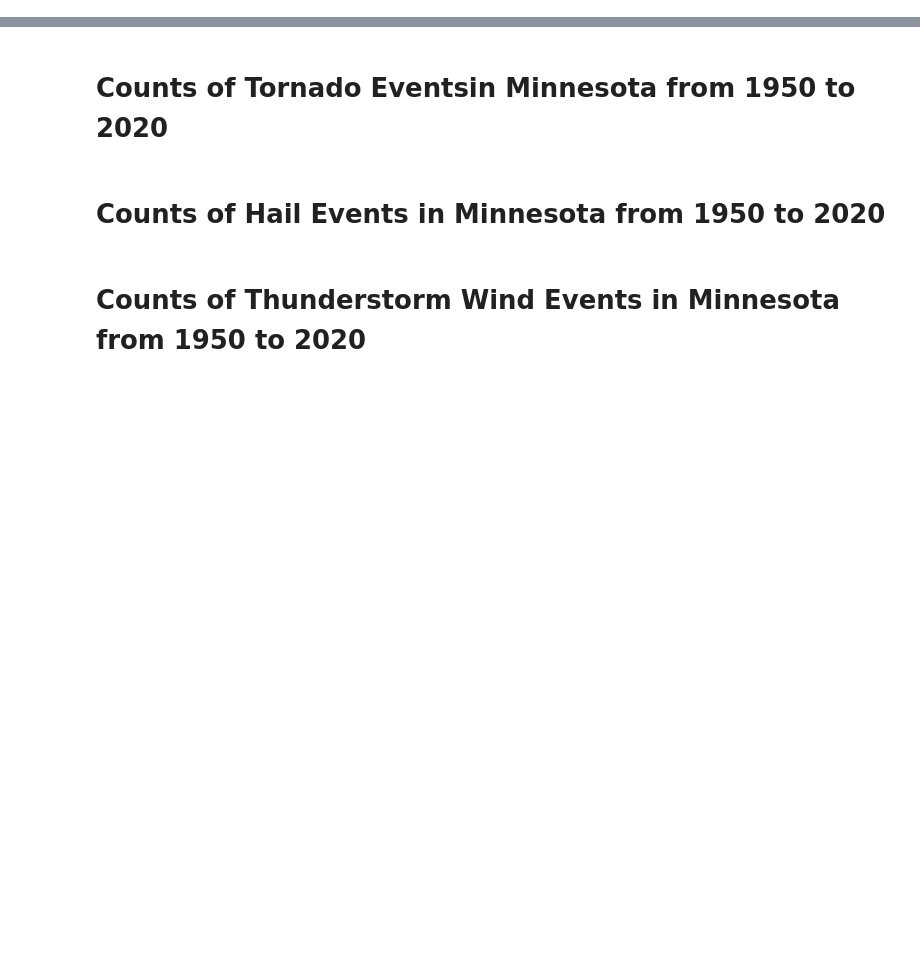
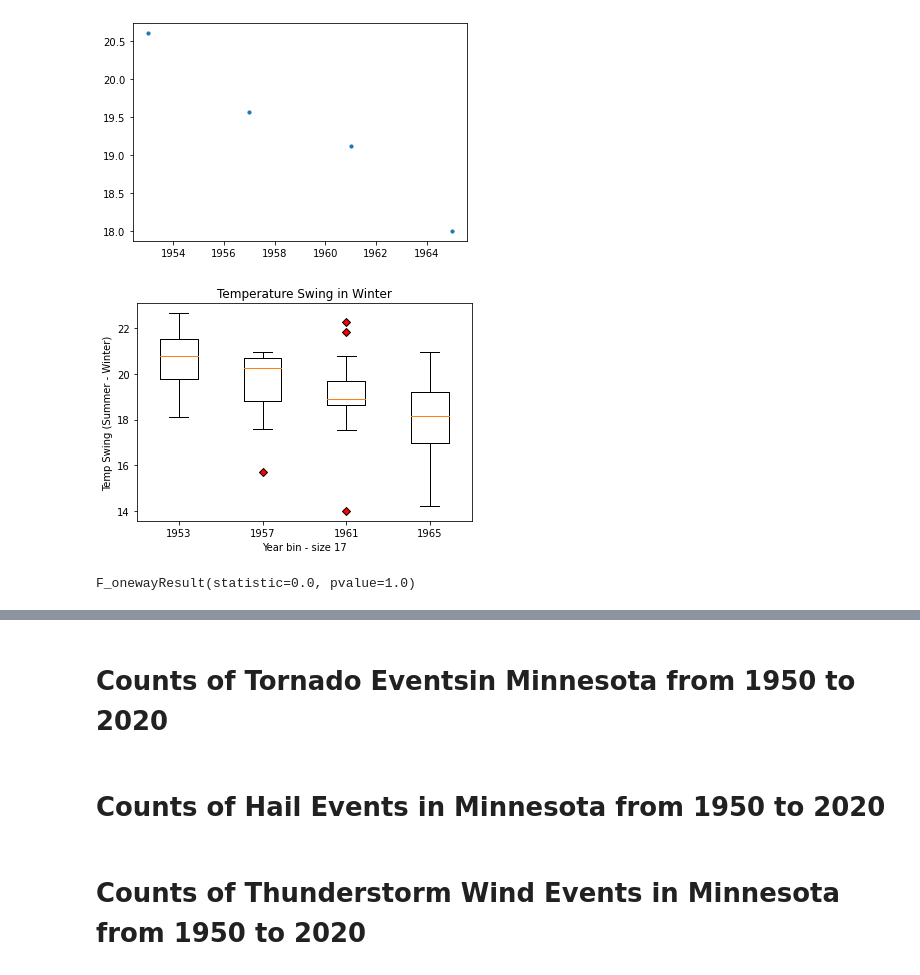
Before and after one commit to emilyfrels/project-1, a Jupyter notebook: analysis.ipynb, the cells around one changed output, grey strips where cells are left out. Drawn from its saved outputs; the diff is of its cells as text; code cells hidden in the pictures; blank space fills up the shorter version.

Commit message:
removed chi2 and replaced with Anova and box plot for temp swing

```diff
--- a/analysis.ipynb
+++ b/analysis.ipynb
@@ -211,0 +221,43 @@ stats.chisquare(y_axis, Control_list)
+# %%
+#Analysis for Winter
+#ANOVA
+#binning data for analysis
+year_min = Season_data_df["Year"].min()
+year_max = Season_data_df["Year"].max()
+delta_year = year_max-year_min
+delta_year
+bin_size = 17 #number of years
+
+bins = [(year_min+i*bin_size) for i in range(0,int(delta_year/bin_size)+1)]
+groups = [((i-1)*4+1953) for i in range(1,int(delta_year/bin_size)+1)]
+Season_data_df["Bin"]=pd.cut(Season_data_df["Year"],bins, labels = groups, include_lowest = True)
+
+#plotting average for bins
+x_label = groups
+y_label = [Season_data_df[(Season_data_df["Bin"]==i)&(Season_data_df["Month"]==winter)]["Temp Swing"].mean() for i in groups]
+plt.scatter(x_label,y_label,s = 20)
+plt.xlabel(f"Year bin - size {bin_size}")
+plt.ylabel('Temp Swing (Max-Min)')
+plt.show()
+
+
+#box plot of full data in bins
+red_diamond = dict(markerfacecolor='r', marker='D')
+fig1, ax1 = plt.subplots()
+ax1.set_title('Temperature Swing in Winter')
+ax1.set_ylabel('Temp Swing (Ma)')
+ax1.set_xlabel(f"Year bin - size {bin_size}")
+
+ax1.boxplot([Season_data_df[(Season_data_df["Bin"]==i)&(Season_data_df["Month"]==winter)]["Temp Swing"] for i in groups], labels=groups,showfliers = True,
+            flierprops = red_diamond)
+plt.show()
+
+bin_1 = Season_data_df[Season_data_df["Bin"]==groups[0]]["Temp Swing"].tolist()
+bin_2 = Season_data_df[Season_data_df["Bin"]==groups[0]]["Temp Swing"].tolist()
+bin_3 = Season_data_df[Season_data_df["Bin"]==groups[0]]["Temp Swing"].tolist()
+bin_4 = Season_data_df[Season_data_df["Bin"]==groups[0]]["Temp Swing"].tolist()
+f_oneway(bin_1, bin_2, bin_3, bin_4)
+# %% [output]
+[figure, added]
+[figure, added]
+F_onewayResult(statistic=0.0, pvalue=1.0)
```
Also changed, not shown: parts of 15 cells of this notebook.
